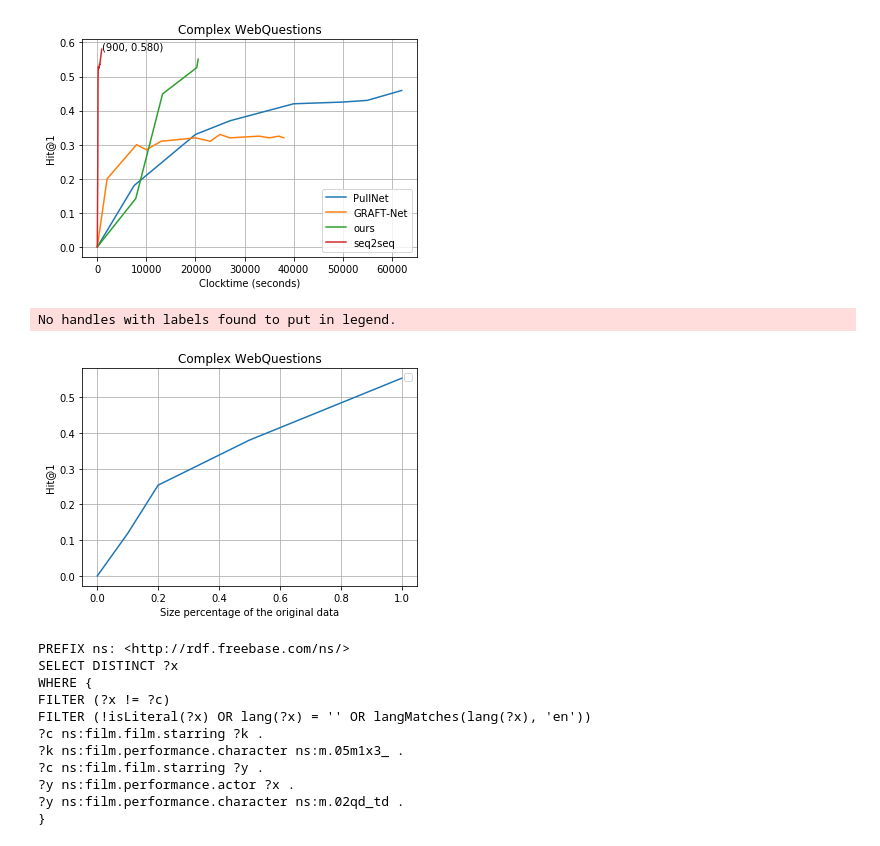
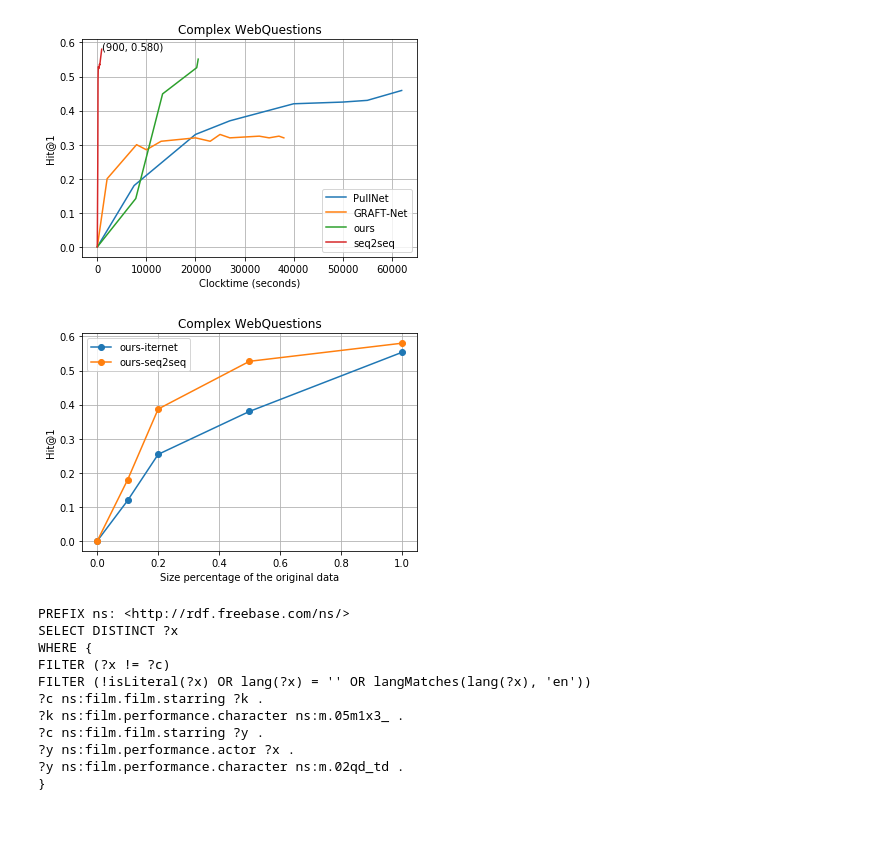
Before and after one commit to hxssgaa/GraftNet, a Jupyter notebook: complexwebq_pathfinder.ipynb, the cells around one changed output. Saved outputs shown, nothing was run; the diff lists cells and outputs as text; code cells hidden in the pictures.

```diff
--- a/complexwebq_pathfinder.ipynb
+++ b/complexwebq_pathfinder.ipynb
@@ -231,22 +231,24 @@ plt.savefig('efficency.png', dpi=300)
 # %%
 
 x1 = [0, 0.1, 0.2, 0.5, 1]
 y1 = [0, 0.119, 0.254, 0.38, 0.553]
+x2 = [0, 0.1, 0.2, 0.5, 1]
+y2 = [0, 0.18, 0.387, 0.527, 0.58]
 
-plt.plot(x1, y1)
+plt.plot(x1, y1, label='ours-iternet', marker='o')
+plt.plot(x2, y2, label='ours-seq2seq', marker='o')
 # plt.annotate("(23256, 0.551)", (20256 + 300, 0.551))
 # plt.annotate("(38000, 0.32)", (38000, 0.32))
 # plt.annotate("(62000, 0.459)", (62000, 0.459))
 
 plt.title('Complex WebQuestions')
 plt.xlabel('Size percentage of the original data')
 plt.ylabel('Hit@1')
 plt.legend()
 plt.grid('-')
 plt.savefig('efficency.png', dpi=300)
 # %% [output]
-No handles with labels found to put in legend.
-[figure, old version]
+[figure, new version]
 # %%
 print(test_data[54]['sparql'])
 # %% [output]
```
Also changed, not shown: parts of 1 cell of this notebook, 2 other files.
